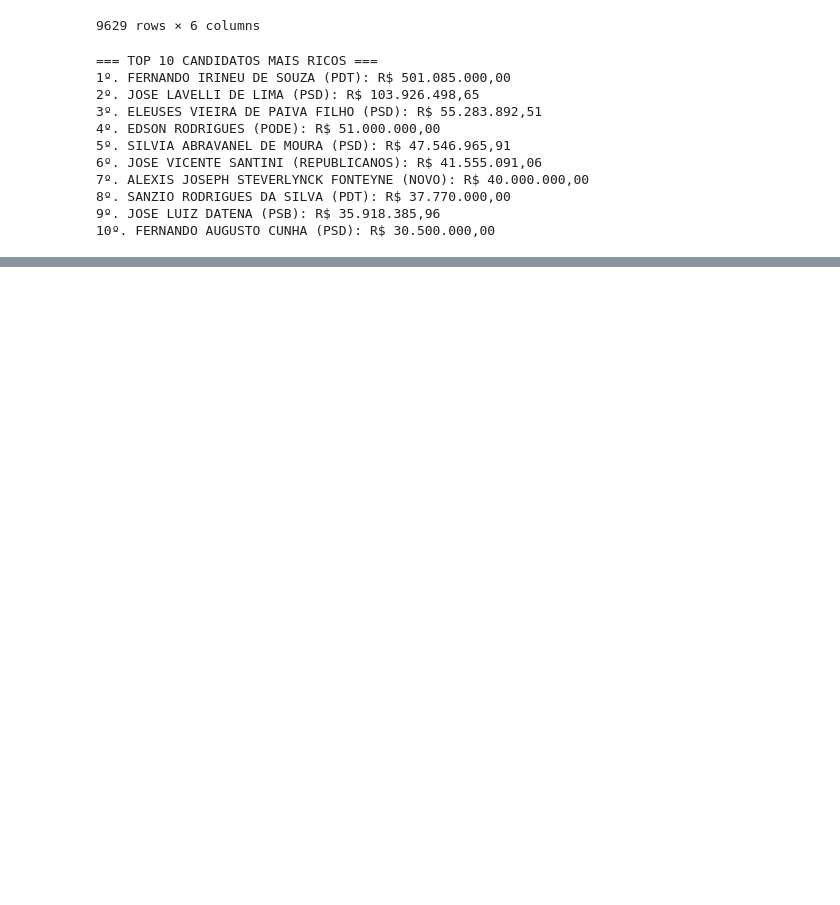
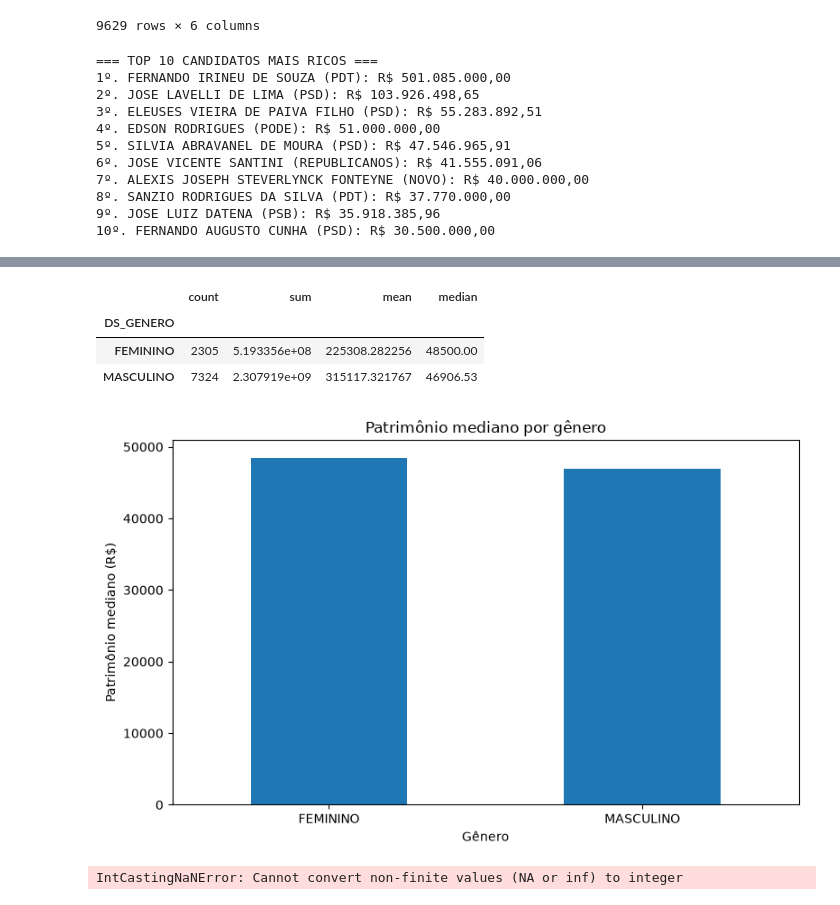
Before and after one commit to AraujoKienzle/Atividade-ADA-08-2026-Prof-Leonardo, a Jupyter notebook: projeto_08_2026.ipynb, the cells around one changed output, grey strips where cells are left out. Saved outputs shown, nothing was run; the diff lists cells and outputs as text; code cells hidden in the pictures; blank space fills up the shorter version.

```diff
--- a/projeto_08_2026.ipynb
+++ b/projeto_08_2026.ipynb
@@ -383,0 +516,43 @@ for i, (_, linha) in enumerate(top_10_ricos.iterrows(), 1):
+# %%
+analise_genero = (
+    base_total
+    .groupby('DS_GENERO')['VR_BEM_CANDIDATO']
+    .agg(['count', 'sum', 'mean', 'median'])
+    .sort_values('median', ascending=False)
+)
+
+analise_genero
+# %% [output]
+|  | count | sum | mean | median |
+| DS_GENERO |  |  |  |  |
+| FEMININO | 2305 | 5.193356e+08 | 225308.282256 | 48500.00 |
+| MASCULINO | 7324 | 2.307919e+09 | 315117.321767 | 46906.53 |
+# %%
+analise_genero['median'].plot(
+    kind='bar',
+    figsize=(8, 5),
+    title='Patrimônio mediano por gênero'
+)
+
+plt.ylabel('Patrimônio mediano (R$)')
+plt.xlabel('Gênero')
+plt.xticks(rotation=0)
+plt.tight_layout()
+plt.show()
+# %% [output]
+[figure, added]
+# %%
+base_total['DT_NASCIMENTO'] = pd.to_datetime(
+    base_total['DT_NASCIMENTO'],
+    errors='coerce'
+)
+
+base_total['IDADE'] = (
+    pd.Timestamp('2026-08-30') - base_total['DT_NASCIMENTO']
+).dt.days / 365.25
+
+base_total['IDADE'] = base_total['IDADE'].astype(int)
+
+base_total['IDADE'].describe()
+# %% [output]
+IntCastingNaNError: Cannot convert non-finite values (NA or inf) to integer
```
Also changed, not shown: parts of 19 cells of this notebook.
